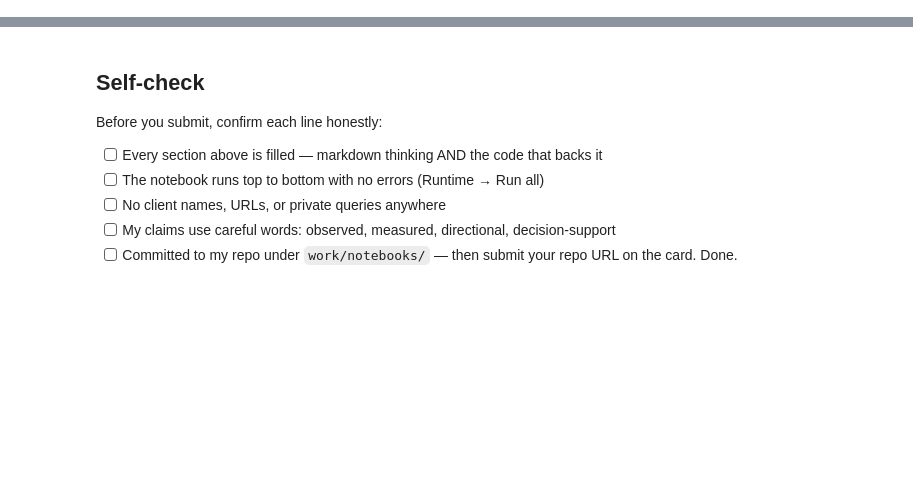
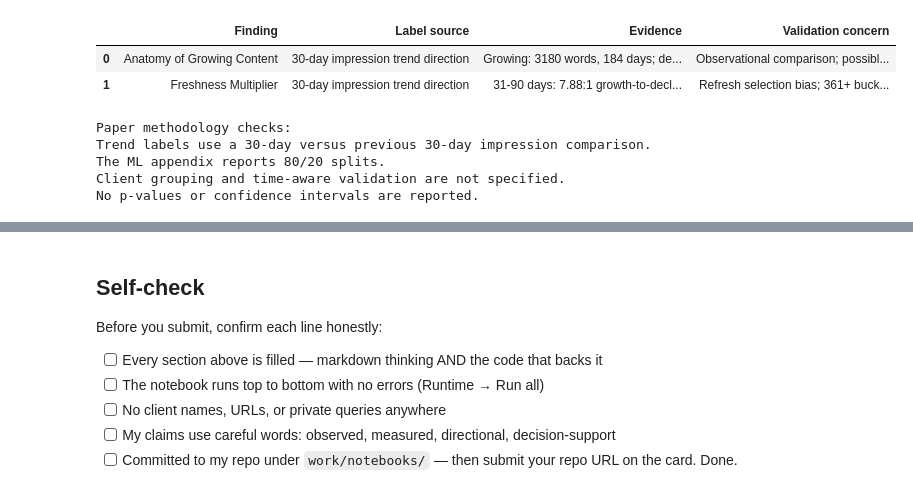
Before and after one commit to SoyebAhmed5/flyrank-internship-ml, a Jupyter notebook: work/notebooks/w06_validation_audit.ipynb, the cells around one changed output, grey strips where cells are left out. Saved outputs shown, nothing was run; the diff lists cells and outputs as text; code cells hidden in the pictures; blank space fills up the shorter version.

```diff
--- a/work/notebooks/w06_validation_audit.ipynb
+++ b/work/notebooks/w06_validation_audit.ipynb
@@ -12,0 +31,36 @@ This skeleton is yours to fill. Work the sections **in order** — each one has
+# %%
+# This cell is for CODE (numbers, a query, a check).
+# Write your text answer in the cell ABOVE this one — typing sentences here breaks Run All.
+import pandas as pd
+
+paper_audit = pd.DataFrame([
+    {
+        "Finding": "Anatomy of Growing Content",
+        "Label source": "30-day impression trend direction",
+        "Evidence": "Growing: 3180 words, 184 days; declining: 2311 words, 230 days",
+        "Validation concern": "Observational comparison; possible confounding"
+    },
+    {
+        "Finding": "Freshness Multiplier",
+        "Label source": "30-day impression trend direction",
+        "Evidence": "31-90 days: 7.88:1 growth-to-decline ratio",
+        "Validation concern": "Refresh selection bias; 361+ bucket has only one decline"
+    }
+])
+
+display(paper_audit)
+
+print("\nPaper methodology checks:")
+print("Trend labels use a 30-day versus previous 30-day impression comparison.")
+print("The ML appendix reports 80/20 splits.")
+print("Client grouping and time-aware validation are not specified.")
+print("No p-values or confidence intervals are reported.")
+# %% [output]
+|  | Finding | Label source | Evidence | Validation concern |
+| 0 | Anatomy of Growing Content | 30-day impression trend direction | Growing: 3180 words, 184 days; de... | Observational comparison; possibl... |
+| 1 | Freshness Multiplier | 30-day impression trend direction | 31-90 days: 7.88:1 growth-to-decl... | Refresh selection bias; 361+ buck... |
+Paper methodology checks:
+Trend labels use a 30-day versus previous 30-day impression comparison.
+The ML appendix reports 80/20 splits.
+Client grouping and time-aware validation are not specified.
+No p-values or confidence intervals are reported.
```
Also changed, not shown: parts of 15 cells of this notebook.
